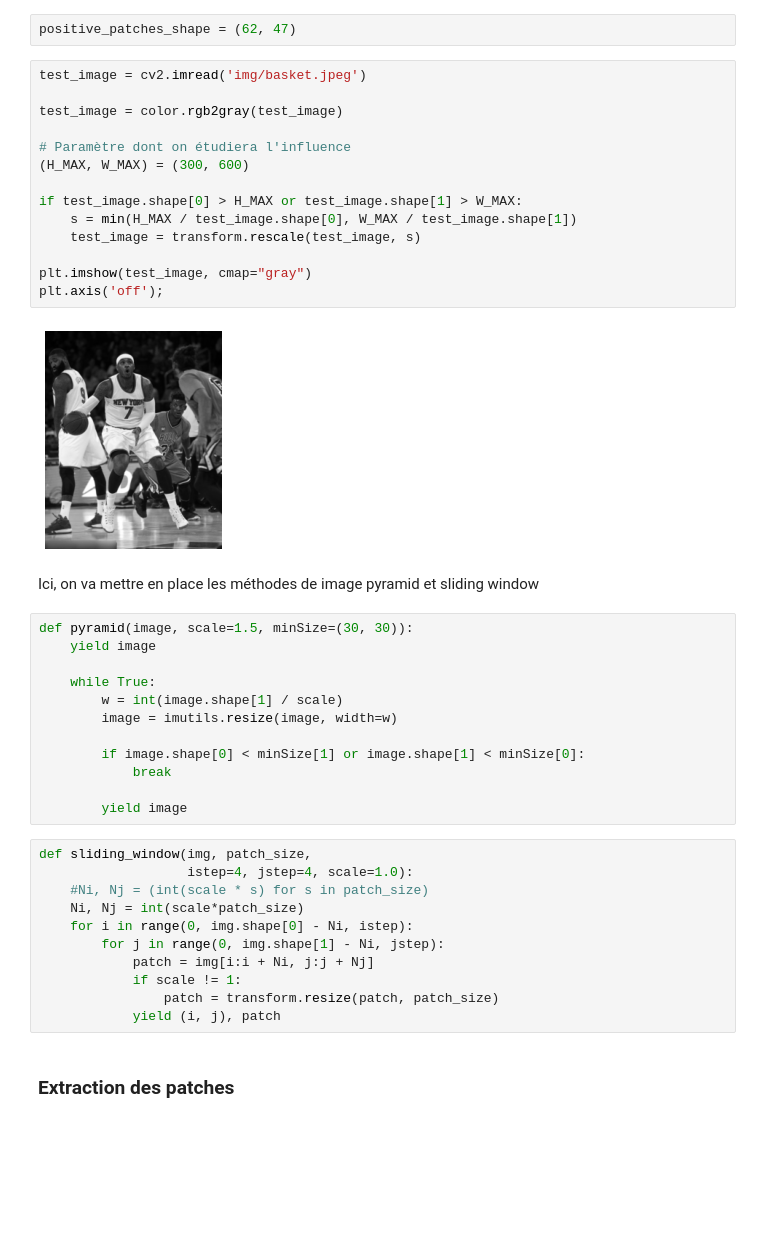
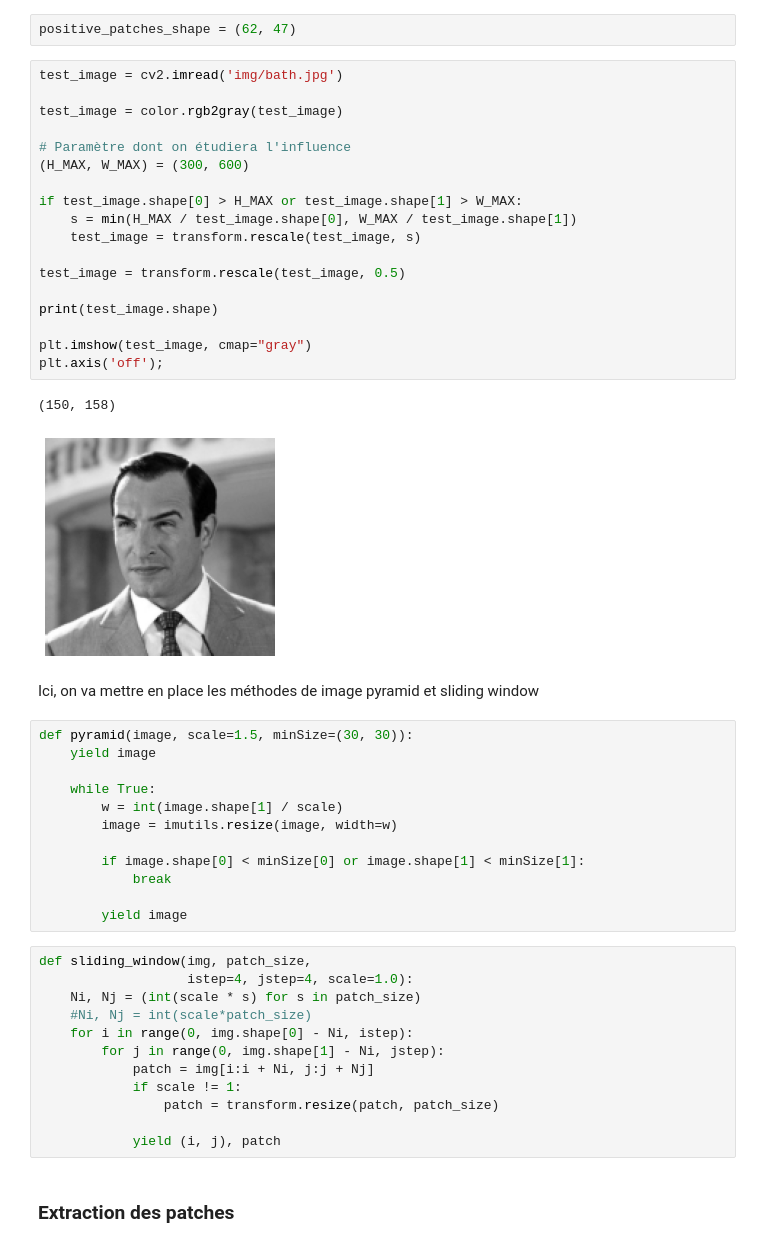
Before and after one commit to Jules02/TIPE, a Jupyter notebook: main.ipynb, the cells around one changed output. Saved outputs shown, nothing was run; the diff lists cells and outputs as text; blank space fills up the shorter version.

```diff
--- a/main.ipynb
+++ b/main.ipynb
@@ -15,21 +15,26 @@ import joblib
 # %%
 positive_patches_shape = (62, 47)
 # %%
-test_image = cv2.imread('img/basket.jpeg')
+test_image = cv2.imread('img/bath.jpg')
 
 test_image = color.rgb2gray(test_image)
 
 # Paramètre dont on étudiera l'influence
 (H_MAX, W_MAX) = (300, 600)
 
 if test_image.shape[0] > H_MAX or test_image.shape[1] > W_MAX:
     s = min(H_MAX / test_image.shape[0], W_MAX / test_image.shape[1])
     test_image = transform.rescale(test_image, s)
 
+test_image = transform.rescale(test_image, 0.5)
+
+print(test_image.shape)
+
 plt.imshow(test_image, cmap="gray")
 plt.axis('off');
 # %% [output]
+(150, 158)
-[figure, old version]
+[figure, new version]
 # %% [markdown]
 Ici, on va mettre en place les méthodes de image pyramid et sliding window
 # %%
@@ -40,20 +45,21 @@ def pyramid(image, scale=1.5, minSize=(30, 30)):
         w = int(image.shape[1] / scale)
         image = imutils.resize(image, width=w)
 
-        if image.shape[0] < minSize[1] or image.shape[1] < minSize[0]:
+        if image.shape[0] < minSize[0] or image.shape[1] < minSize[1]:
             break
 
         yield image
 # %%
 def sliding_window(img, patch_size,
                    istep=4, jstep=4, scale=1.0):
-    #Ni, Nj = (int(scale * s) for s in patch_size)
-    Ni, Nj = int(scale*patch_size)
+    Ni, Nj = (int(scale * s) for s in patch_size)
+    #Ni, Nj = int(scale*patch_size)
     for i in range(0, img.shape[0] - Ni, istep):
         for j in range(0, img.shape[1] - Ni, jstep):
             patch = img[i:i + Ni, j:j + Nj]
             if scale != 1:
                 patch = transform.resize(patch, patch_size)
+
             yield (i, j), patch
 # %% [markdown]
 ### Extraction des patches
```
Also changed, not shown: parts of 8 cells of this notebook.
